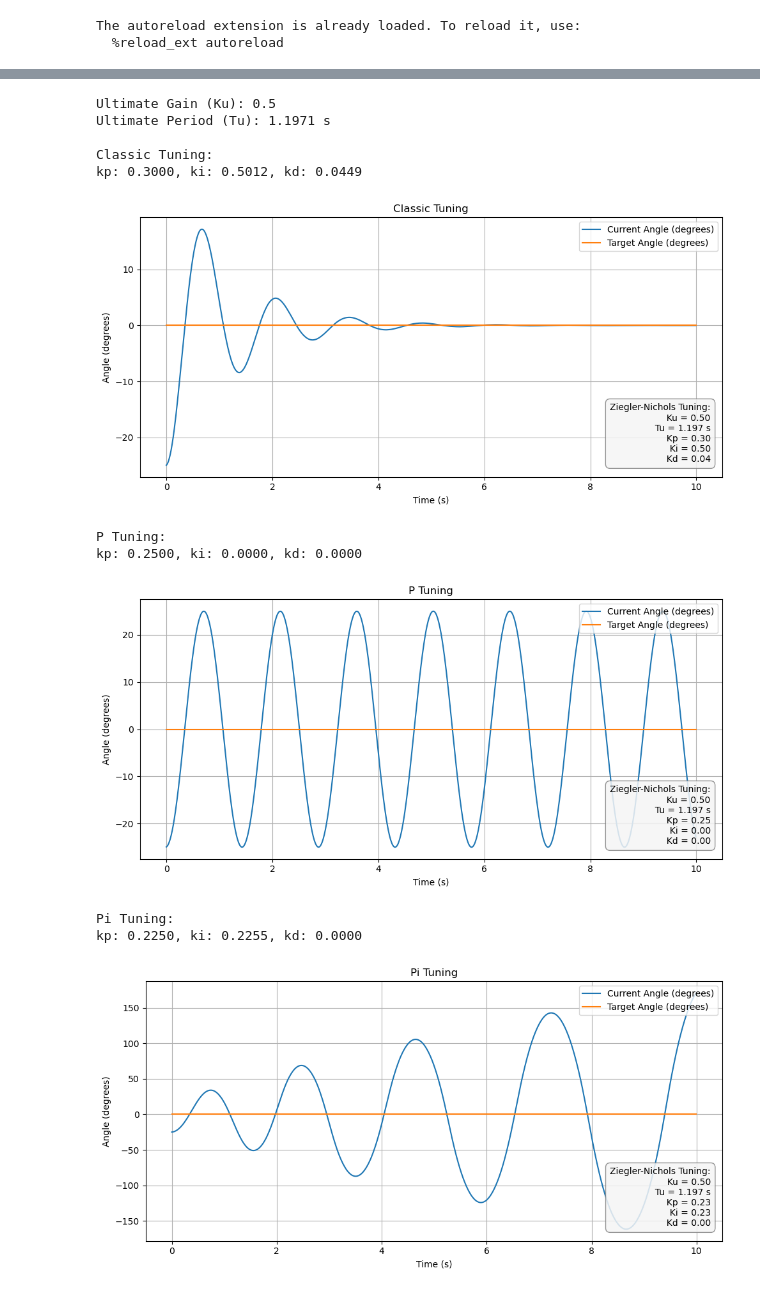
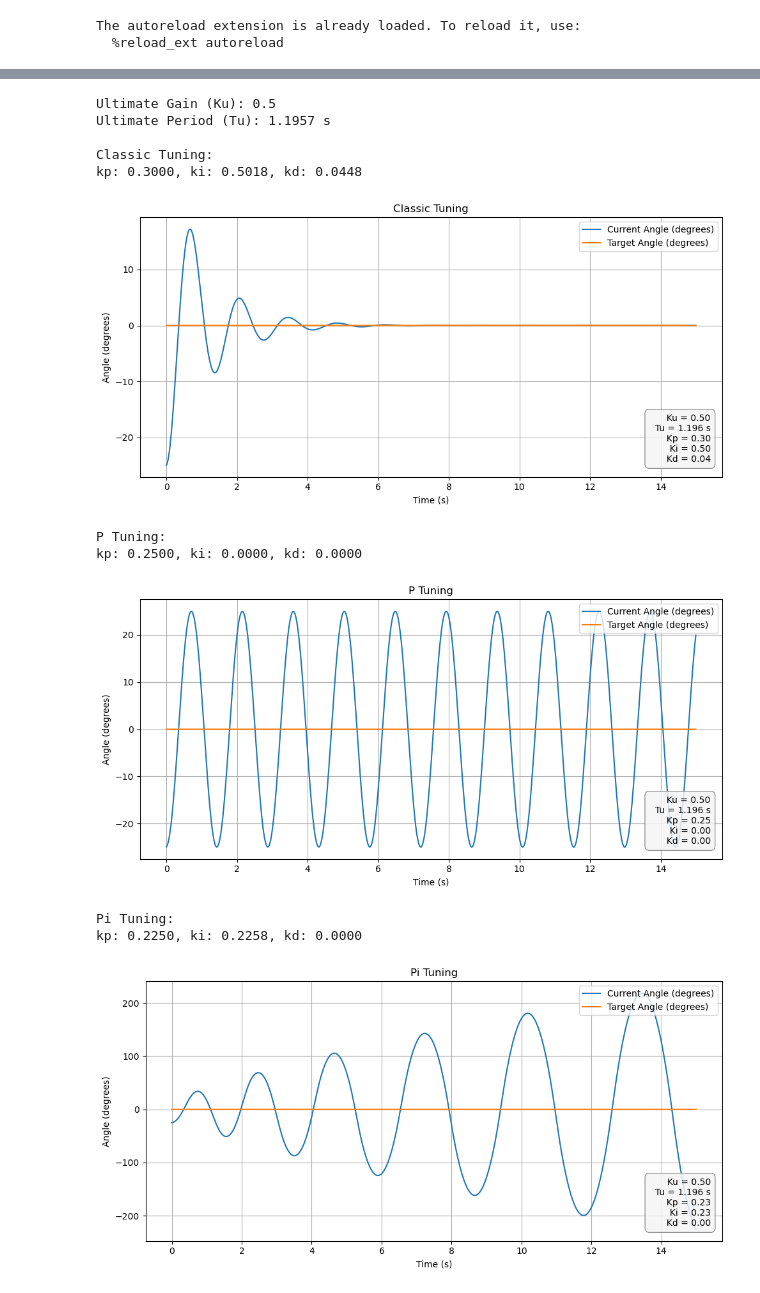
Before and after one commit to theridwanade/robotics-flight-lab, a Jupyter notebook: simulations/1d_suspended_beam_drone/notebooks/ziegler_nichols_pid_tunner.ipynb, the cells around one changed output, grey strips where cells are left out. Saved outputs shown, nothing was run; the diff lists cells and outputs as text; code cells hidden in the pictures.

```diff
--- a/simulations/1d_suspended_beam_drone/notebooks/ziegler_nichols_pid_tunner.ipynb
+++ b/simulations/1d_suspended_beam_drone/notebooks/ziegler_nichols_pid_tunner.ipynb
@@ -29,13 +30,13 @@ angular_velocity = 0.0
 
 time = 10.0
 dt = 0.01
-total_steps = int(time / dt)
 
 kp = 0.5
 ki = 0.0
 kd = 0.0
 
-def run_simulation(kp, ki, kd):
+def run_simulation(kp, ki, kd, dt=0.01, time=10.0):
+    total_steps = int(time / dt)
     pid = PIDController(kp=kp, ki=ki, kd=kd, dt=dt, max_integral_error=10.0)
     pid.reset()
 
@@ -69,9 +70,9 @@ def run_simulation(kp, ki, kd):
 
     return time_history, target_angle_history, current_angle_history
 
-time_history, target_angle_history, current_angle_history = run_simulation(kp, ki, kd)
+time_history, target_angle_history, current_angle_history = run_simulation(kp, ki, kd, dt=dt, time=time)
 # %%
-def plot_results(time_history, target_angle_history, current_angle_history, title, text=None):
+def plot_results(time_history, target_angle_history, current_angle_history, title, text=None, save_path=None):
     plt.figure(figsize=(10, 5))
     plt.plot(time_history, current_angle_history, label='Current Angle (degrees)')
     plt.plot(time_history, target_angle_history, label='Target Angle (degrees)')
@@ -97,7 +98,11 @@ def plot_results(time_history, target_angle_history, current_angle_history, titl
     plt.grid(True)
     plt.tight_layout()
 
-    # plt.savefig(title, dpi=300, bbox_inches='tight')
+    if save_path:
+        save_path = pathlib.Path(save_path)
+        save_path.parent.mkdir(parents=True, exist_ok=True)
+        plt.savefig(save_path, dpi=300, bbox_inches='tight')
+
     plt.show()
 
 stats_info = (
@@ -105,4 +110,3 @@ stats_info = (
     f"  Ki = {ki:.2f}\n"
     f"  Kd = {kd:.2f}"
 )
-plot_results(time_history, target_angle_history, current_angle_history, "PID Control Simulation on 1D Suspended Beam Drone", text=stats_info)
@@ -182,41 +188,40 @@ if is_oscillation_stable and tu is not None:
             "ki": (2.0 / 3.0) * ku / tu,
             "kd": (1.0 / 9.0) * ku * tu
         },
         "no_overshoot": {
             "kp": 0.2 * ku,
             "ki": (2.0 / 5.0) * ku / tu,
             "kd": (1.0 / 15.0) * ku * tu
         }
     }
     for rule_name, params in rules.items():
         print(f"\n{rule_name.capitalize()} Tuning:")
         kp = params['kp']
         ki = params['ki']
         kd = params['kd']
         print(f"kp: {kp:.4f}, ki: {ki:.4f}, kd: {kd:.4f}")
         stats_info = (
-            f"Ziegler-Nichols Tuning:\n"
             f"  Ku = {ku:.2f}\n"
             f"  Tu = {tu:.3f} s\n"
             f"  Kp = {kp:.2f}\n"
             f"  Ki = {ki:.2f}\n"
             f"  Kd = {kd:.2f}"
         )
-        time_history, target_angle_history, current_angle_history = run_simulation(kp, ki, kd)
-        plot_results(time_history, target_angle_history, current_angle_history, f"{rule_name.capitalize()} Tuning", text=stats_info)
+        time_history, target_angle_history, current_angle_history = run_simulation(kp, ki, kd, time=15)
+        plot_results(time_history, target_angle_history, current_angle_history, f"{rule_name.capitalize()} Tuning", text=stats_info, save_path=f"./plots/ziegler_nichols_tunned_pid/{rule_name}_tuning.png")
 else:
     print("Oscillation is not stable or Tu is None. Cannot compute PID parameters.")
 # %% [output]
 Ultimate Gain (Ku): 0.5
-Ultimate Period (Tu): 1.1971 s
+Ultimate Period (Tu): 1.1957 s
 
 Classic Tuning:
-kp: 0.3000, ki: 0.5012, kd: 0.0449
+kp: 0.3000, ki: 0.5018, kd: 0.0448
-[figure, old version]
+[figure, new version]
 P Tuning:
 kp: 0.2500, ki: 0.0000, kd: 0.0000
-[figure, old version]
+[figure, new version]
 Pi Tuning:
-kp: 0.2250, ki: 0.2255, kd: 0.0000
+kp: 0.2250, ki: 0.2258, kd: 0.0000
-[figure, old version]
+[figure, new version]
 Pd Tuning:
```
Also changed, not shown: parts of 5 cells of this notebook, 7 other files.
